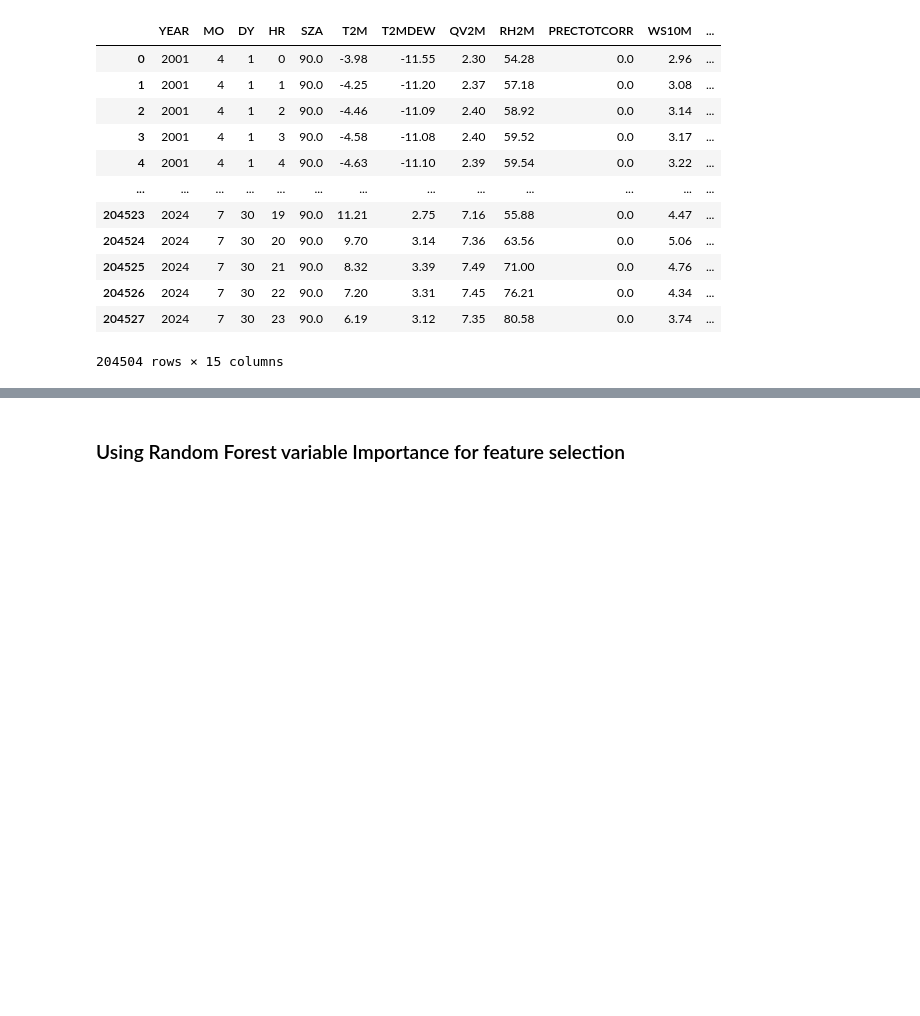
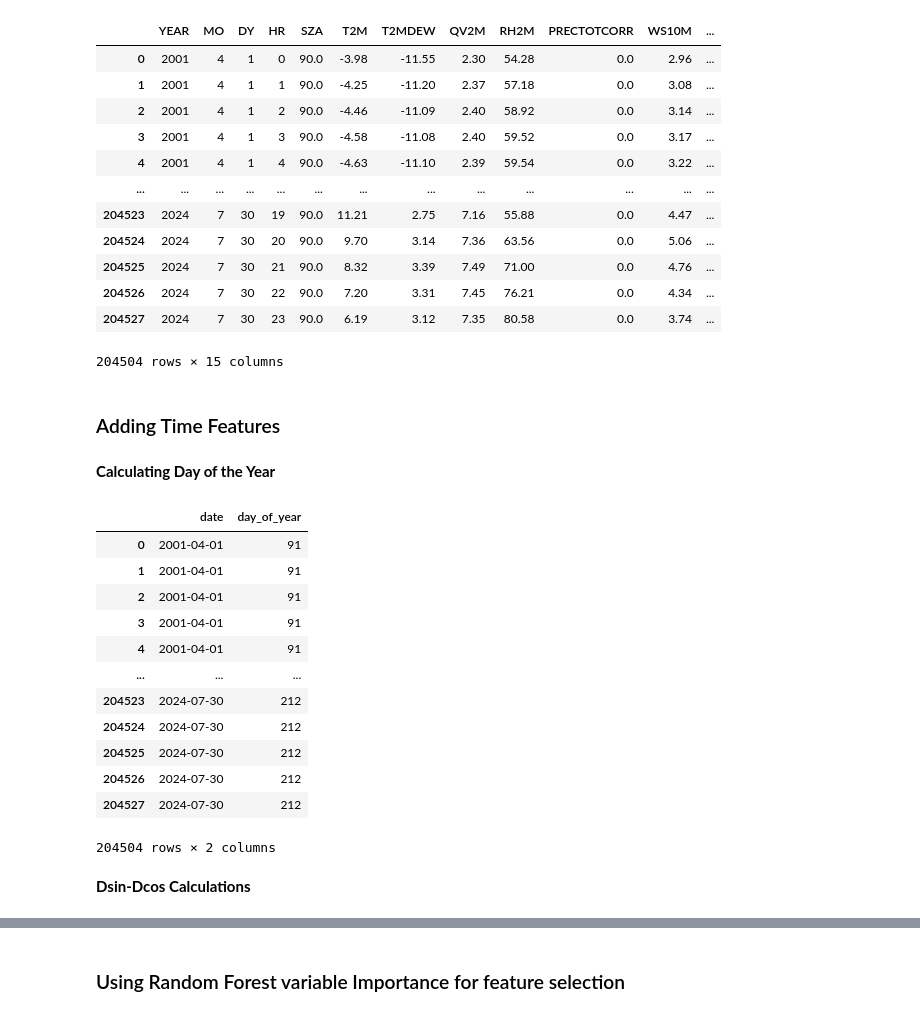
Before and after one commit to fairuznawar122/Solar-Radiation-Forecast, a Jupyter notebook: Solar_Radiation_Forecast.ipynb, the cells around one changed output, grey strips where cells are left out. Drawn from its saved outputs; the diff is of its cells as text; code cells hidden in the pictures; blank space fills up the shorter version.

Commit message:
Time Features Implemented

```diff
--- a/Solar_Radiation_Forecast.ipynb
+++ b/Solar_Radiation_Forecast.ipynb
@@ -180,3 +180,33 @@ df
 | 204526 | 2024 | 7 | 30 | 22 | 90.0 | 7.20 | 3.31 | 7.45 | 76.21 | 0.0 | 4.34 | ... |
 | 204527 | 2024 | 7 | 30 | 23 | 90.0 | 6.19 | 3.12 | 7.35 | 80.58 | 0.0 | 3.74 | ... |
 204504 rows × 15 columns
+# %% [markdown]
+### Adding Time Features
+# %% [markdown]
+**Calculating Day of the Year**
+# %%
+import pandas as pd
+dayoftheyear= pd.DataFrame()
+# Assuming df has 'month' and 'day' columns
+dayoftheyear['date'] = pd.to_datetime(df['YEAR'].astype(str) + '-' +
+                           df['MO'].astype(str) + '-' +
+                           df['DY'].astype(str))
+
+dayoftheyear['day_of_year'] = dayoftheyear['date'].dt.dayofyear
+dayoftheyear
+# %% [output]
+|  | date | day_of_year |
+| 0 | 2001-04-01 | 91 |
+| 1 | 2001-04-01 | 91 |
+| 2 | 2001-04-01 | 91 |
+| 3 | 2001-04-01 | 91 |
+| 4 | 2001-04-01 | 91 |
+| ... | ... | ... |
+| 204523 | 2024-07-30 | 212 |
+| 204524 | 2024-07-30 | 212 |
+| 204525 | 2024-07-30 | 212 |
+| 204526 | 2024-07-30 | 212 |
+| 204527 | 2024-07-30 | 212 |
+204504 rows × 2 columns
+# %% [markdown]
+**Dsin-Dcos Calculations**
```
Also changed, not shown: parts of 9 cells of this notebook.
